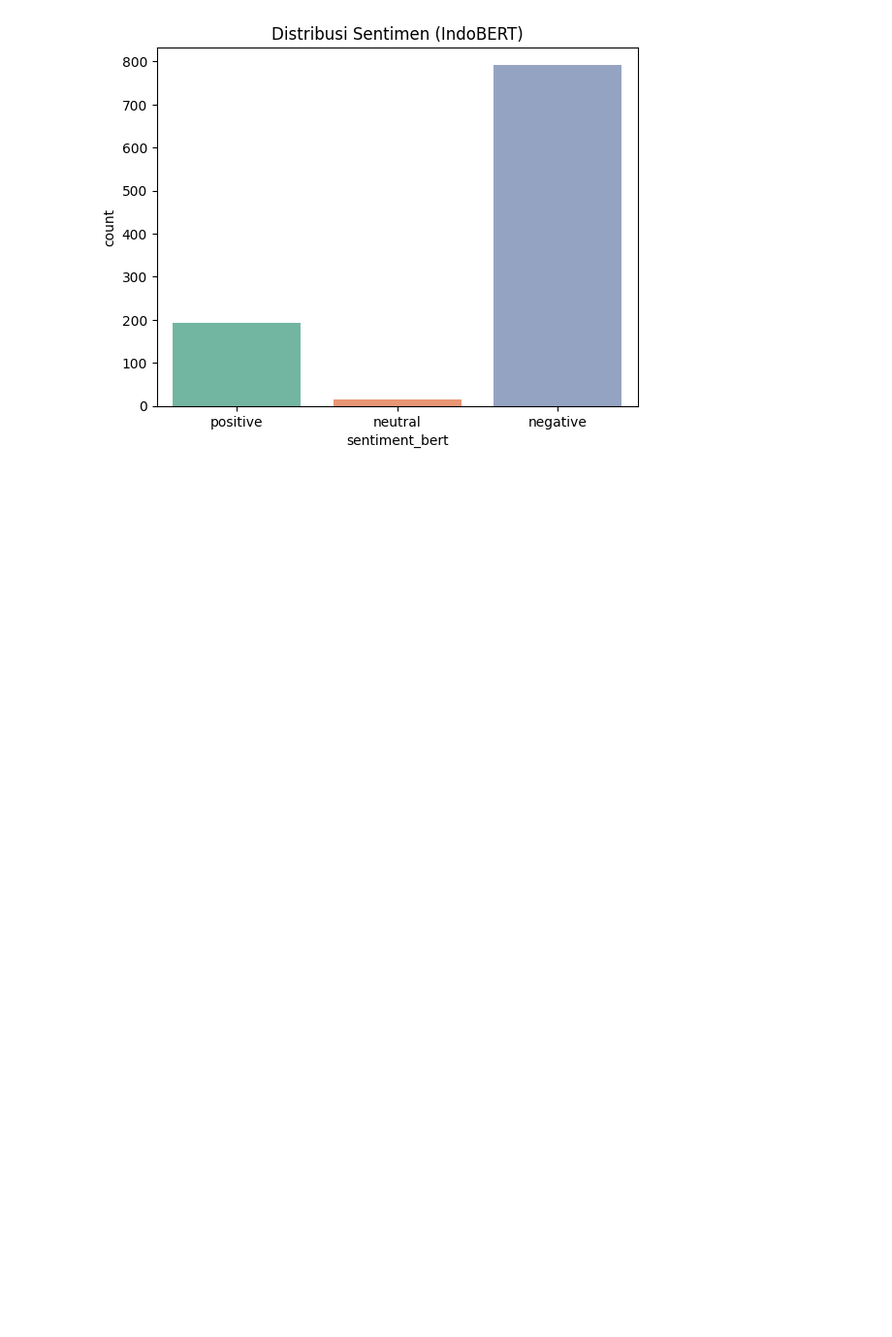
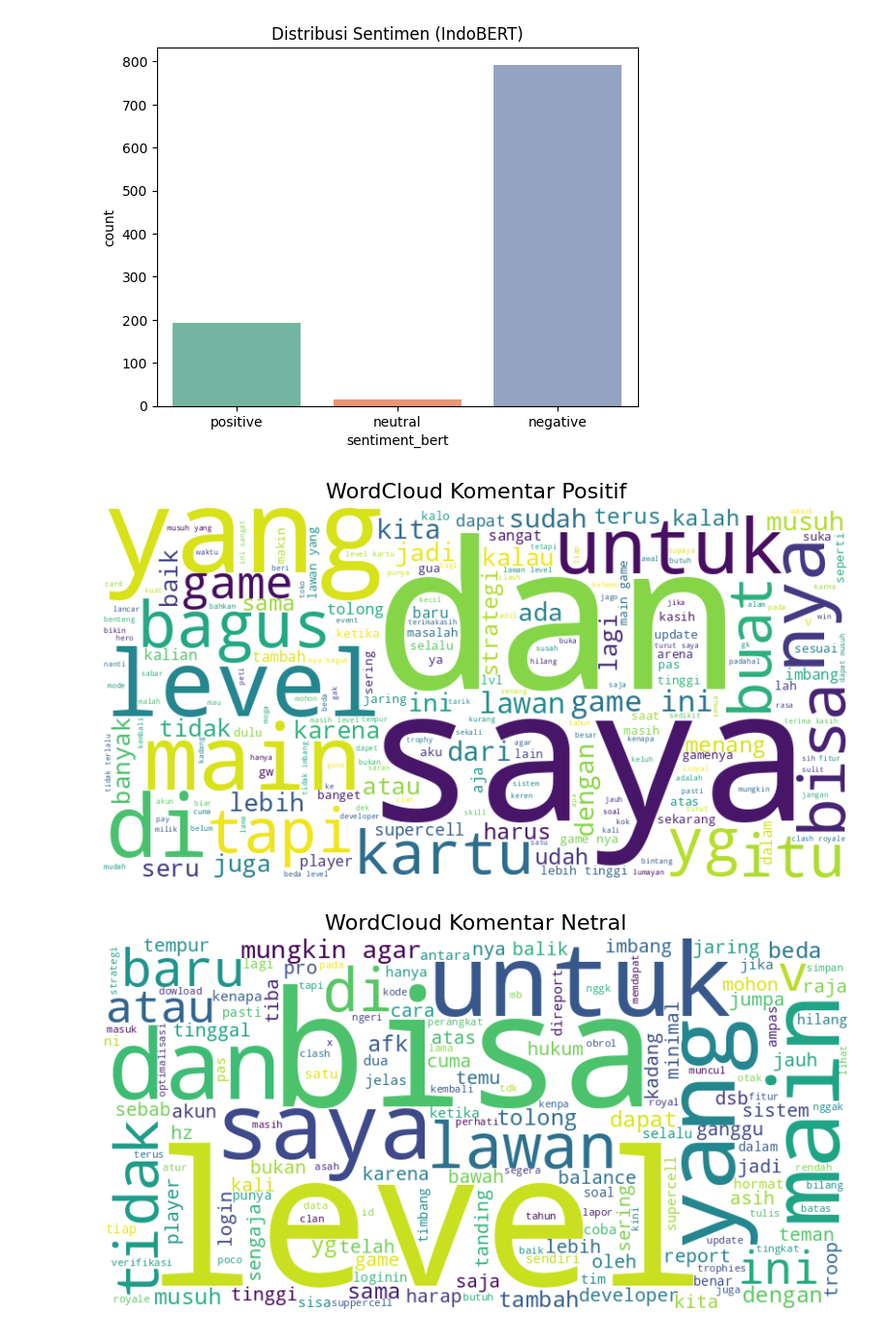
Before and after one commit to HansenDafa/clash-royale-reviews-insights, a Jupyter notebook: notebooks/insights.ipynb, the cells around one changed output. Shown at 97% size. Drawn from its saved outputs; the diff is of its cells as text; code cells hidden in the pictures; blank space fills up the shorter version.

Commit message:
word-cloud

```diff
--- a/notebooks/insights.ipynb
+++ b/notebooks/insights.ipynb
@@ -86,0 +91,13 @@ Passing `palette` without assigning `hue` is deprecated and will be removed in v
+# %%
+# Siapkan teks untuk tiap kategori sentimen
+positif = " ".join(df[df["sentiment_bert"] == "positive"]["content"].dropna().astype(str).apply(preprocess_text))
+netral  = " ".join(df[df["sentiment_bert"] == "neutral"]["content"].dropna().astype(str).apply(preprocess_text))
+negatif = " ".join(df[df["sentiment_bert"] == "negative"]["content"].dropna().astype(str).apply(preprocess_text))
+
+# WordCloud
+generate_wordcloud(positif, "WordCloud Komentar Positif")
+generate_wordcloud(netral, "WordCloud Komentar Netral")
+generate_wordcloud(negatif, "WordCloud Komentar Negatif")
+# %% [output]
+[figure, added]
+[figure, added]
```
Also changed, not shown: parts of 2 cells of this notebook, 2 other files.
